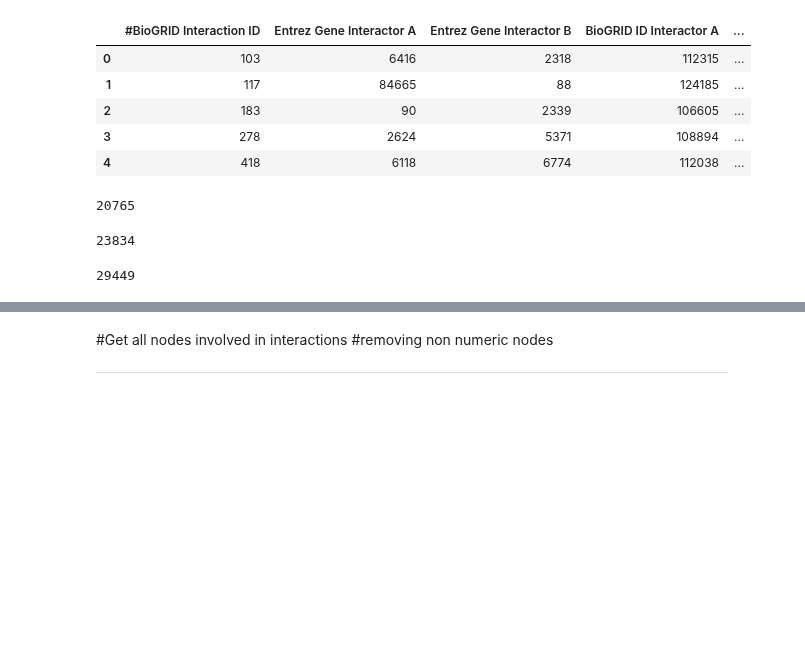
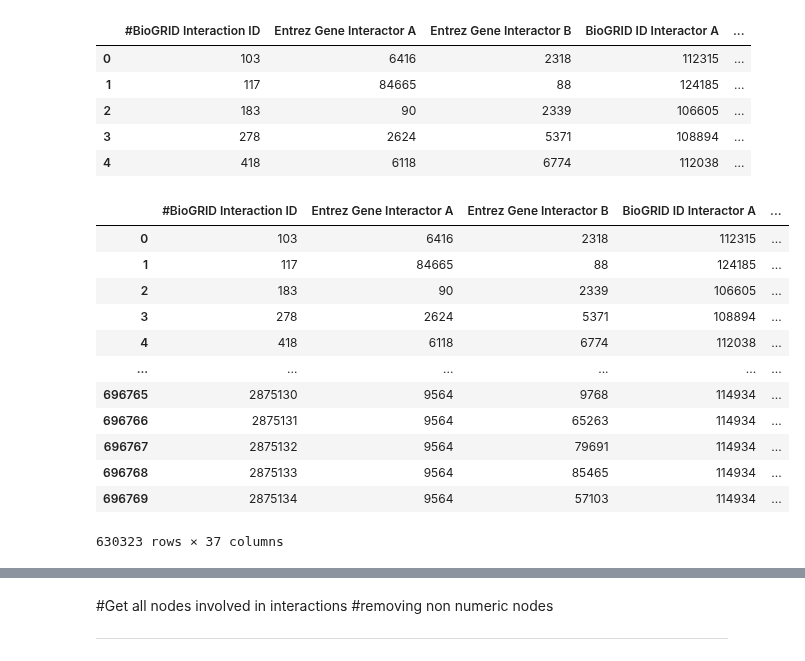
Before and after one commit to AlessandroTaglieri/Project_Bioinformatics, a Jupyter notebook: First project/BI_hw1.ipynb, the cells around one changed output, grey strips where cells are left out. Saved outputs shown, nothing was run; the diff lists cells and outputs as text; code cells hidden in the pictures; blank space fills up the shorter version.

```diff
--- a/First project/BI_hw1.ipynb
+++ b/First project/BI_hw1.ipynb
@@ -109,21 +139,3 @@ biogrid_data.head(5)
 | 2 | 183 | 90 | 2339 | 106605 | ... |
 | 3 | 278 | 2624 | 5371 | 108894 | ... |
 | 4 | 418 | 6118 | 6774 | 112038 | ... |
-# %%
-gene_A_list = biogrid_data.iloc[:,1].values
-gene_B_list = biogrid_data.iloc[:,2].values
-A_B_list = np.append(gene_A_list,gene_B_list)
-A_set = set(gene_A_list)
-len(A_set)
-# %% [output]
-20765
-# %%
-B_set =  set(gene_B_list)
-len(B_set)
-# %% [output]
-23834
-# %%
-A_B_set = set(A_B_list)
-len(A_B_set)
-# %% [output]
-29449
@@ -129,0 +146,16 @@ len(A_B_set)
+# %%
+biogrid_data
+# %% [output]
+|  | #BioGRID Interaction ID | Entrez Gene Interactor A | Entrez Gene Interactor B | BioGRID ID Interactor A | ... |
+| 0 | 103 | 6416 | 2318 | 112315 | ... |
+| 1 | 117 | 84665 | 88 | 124185 | ... |
+| 2 | 183 | 90 | 2339 | 106605 | ... |
+| 3 | 278 | 2624 | 5371 | 108894 | ... |
+| 4 | 418 | 6118 | 6774 | 112038 | ... |
+| ... | ... | ... | ... | ... | ... |
+| 696765 | 2875130 | 9564 | 9768 | 114934 | ... |
+| 696766 | 2875131 | 9564 | 65263 | 114934 | ... |
+| 696767 | 2875132 | 9564 | 79691 | 114934 | ... |
+| 696768 | 2875133 | 9564 | 85465 | 114934 | ... |
+| 696769 | 2875134 | 9564 | 57103 | 114934 | ... |
+630323 rows × 37 columns
```
Also changed, not shown: parts of 25 cells of this notebook.
